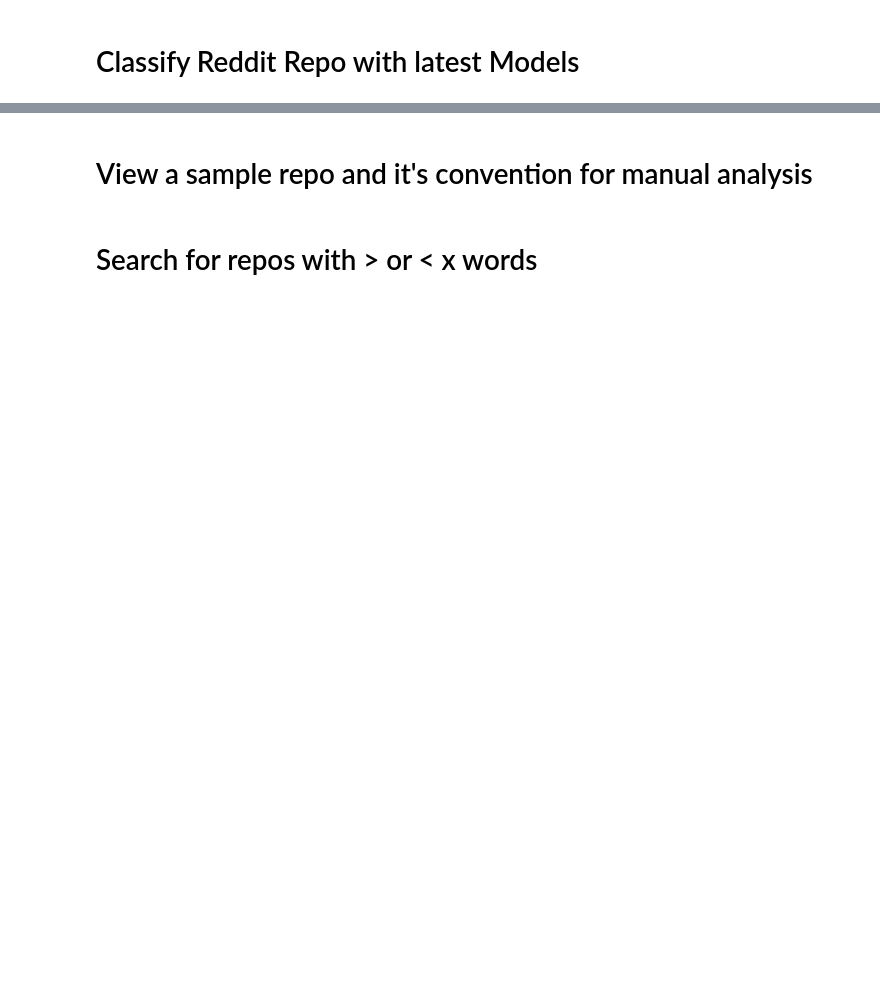
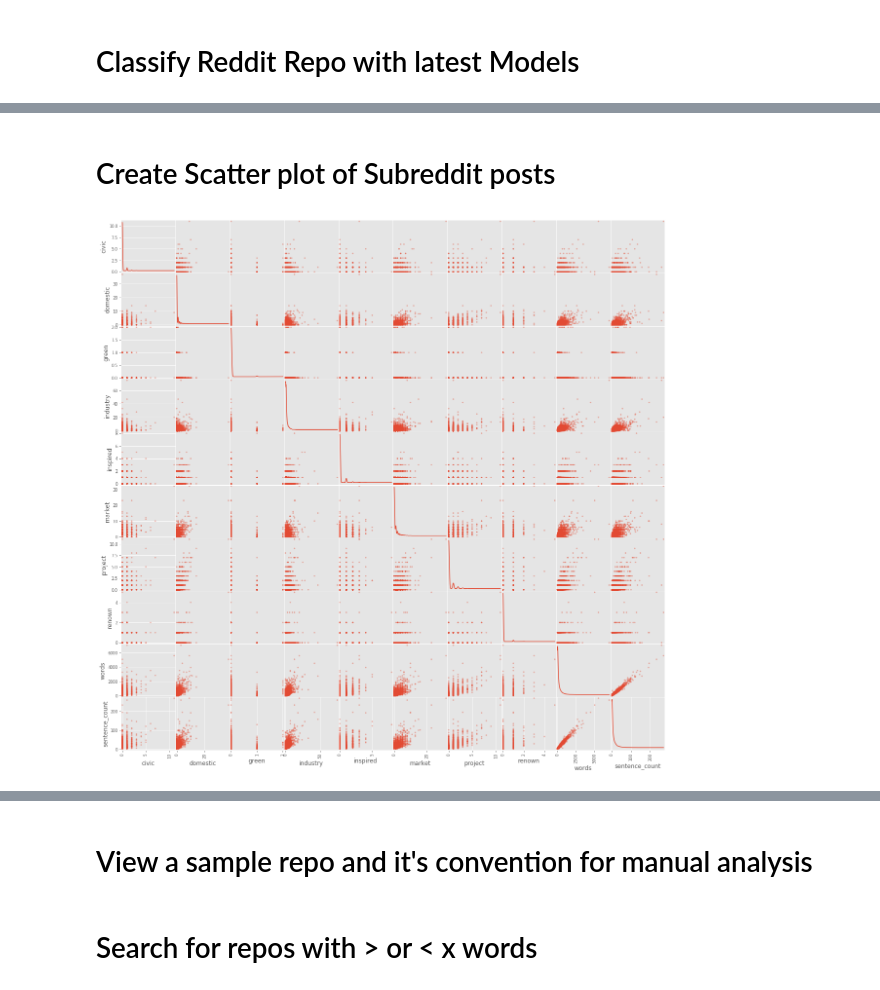
Before and after one commit to aideenf/AIVC, a Jupyter notebook: cp_wssc/Paper Experiments Analysis.ipynb, the cells around one changed output, grey strips where cells are left out. Drawn from its saved outputs; the diff is of its cells as text; code cells hidden in the pictures; blank space fills up the shorter version.

```diff
--- a/cp_wssc/Paper Experiments Analysis.ipynb
+++ b/cp_wssc/Paper Experiments Analysis.ipynb
@@ -774,0 +907,5 @@ print (global_final_threshold)
+# %%
+reddit_analysis_df = tag_sentence_text(reddit_analysis_df, _thresholds )
+display("total repos", reddit_analysis_df.shape[0])
+display(reddit_analysis_df.head(2))
+display(reddit_analysis_df.iloc[0][1])
@@ -774,0 +922,9 @@ print (global_final_threshold)
+# %%
+grouped_reddit_analysis_df = re_group(reddit_analysis_df, _thresholds)
+display(grouped_reddit_analysis_df.head(2))
+
+#Save the dataframes to local shelf in case want to use them again.
+aivm_helper.save_to_shelf('reddit_analysis_df', 'reddit_analysis_df', reddit_analysis_df, False, None, None)
+aivm_helper.save_to_shelf('grouped_reddit_analysis_df', 'grouped_reddit_analysis_df', grouped_reddit_analysis_df, False, None, None)
+aivm_helper.get_all_shelfed('reddit_analysis_df', False)
+aivm_helper.get_all_shelfed('grouped_reddit_analysis_df', False)
@@ -774,0 +1008,6 @@ print (global_final_threshold)
+# %% [markdown]
+# Create Scatter plot of Subreddit posts
+# %%
+scatter_plot(grouped_reddit_analysis_df)
+# %% [output]
+[figure, added]
```
Also changed, not shown: parts of 42 cells of this notebook.
